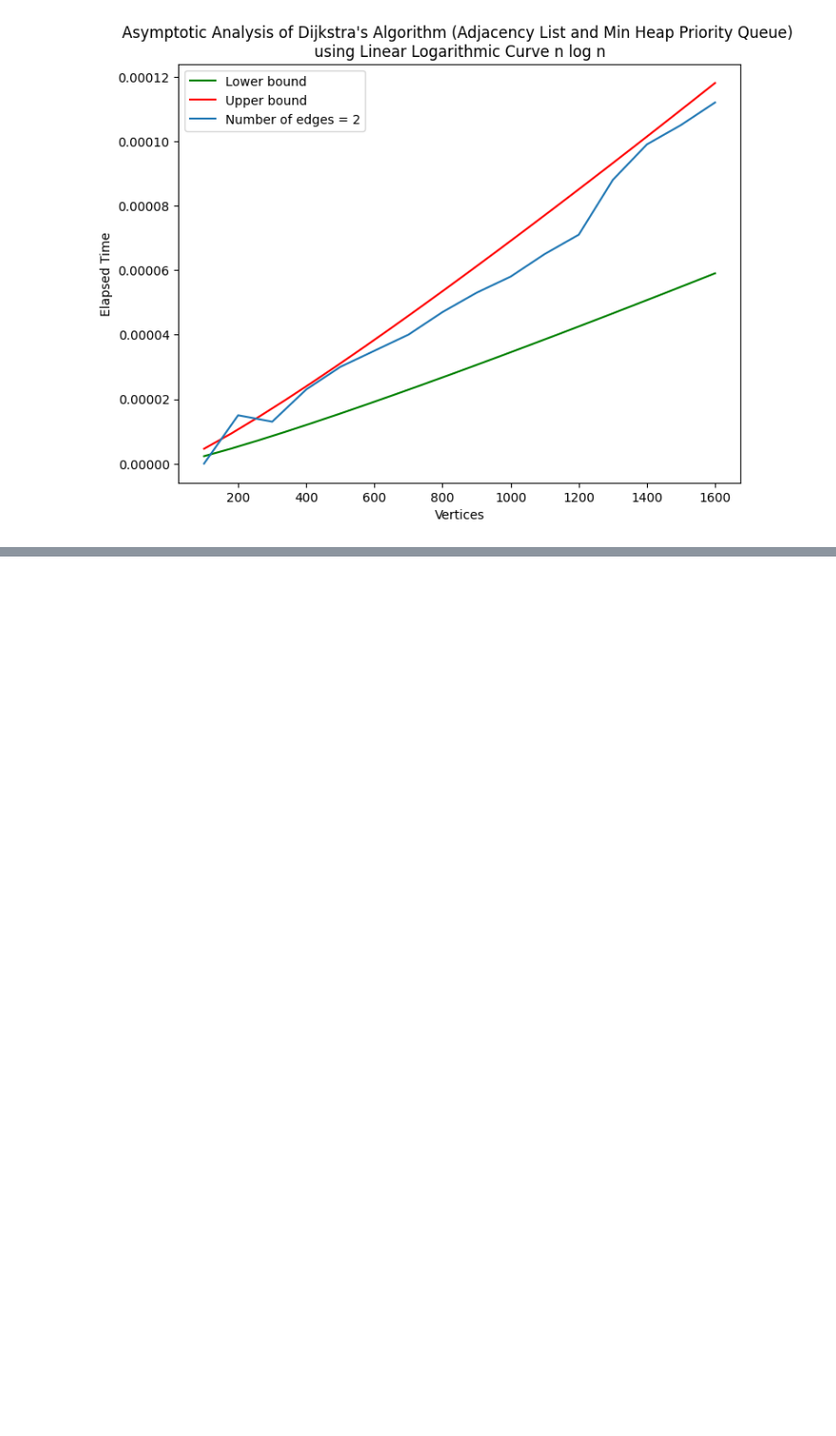
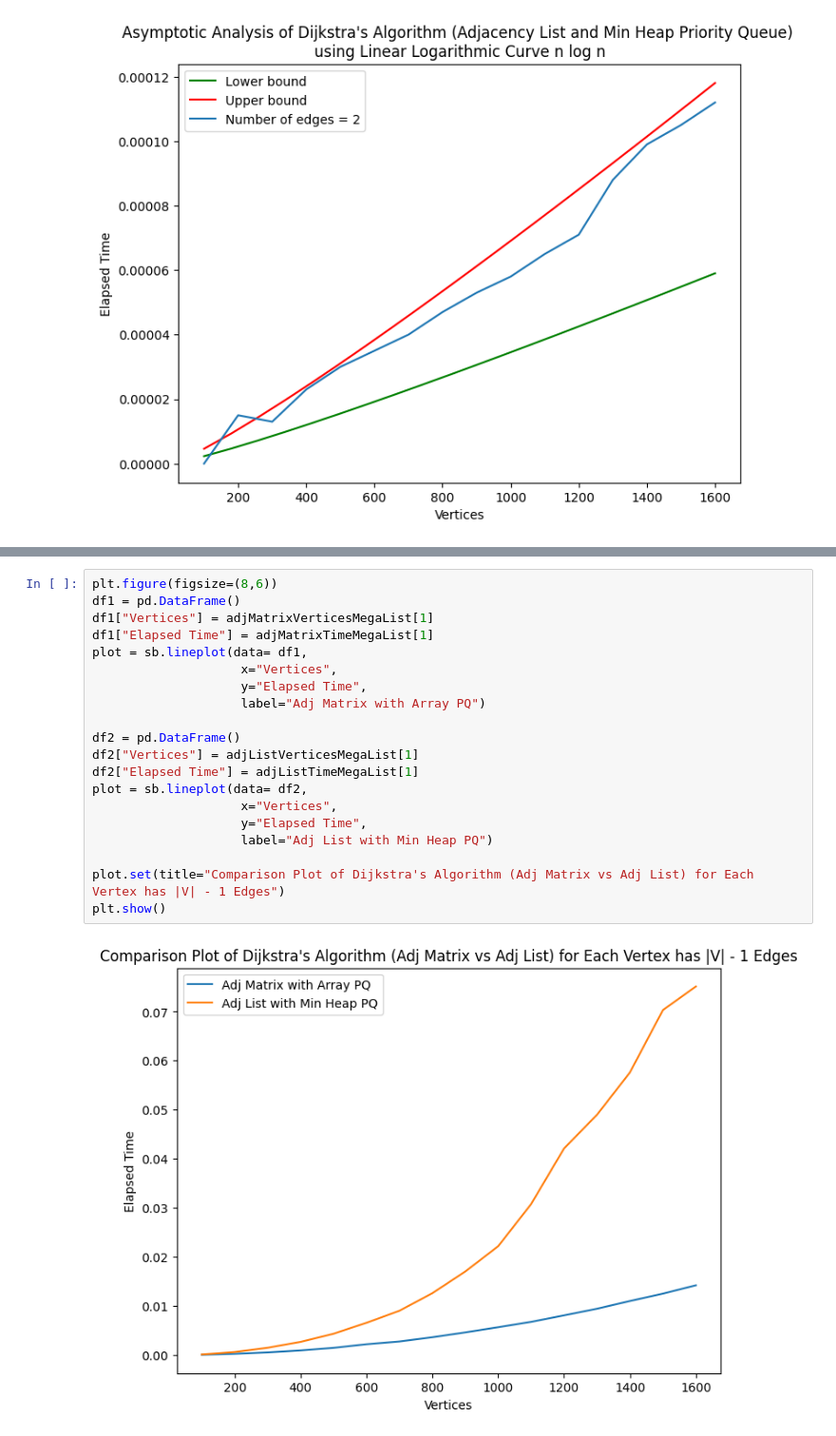
Before and after one commit to Neo-Zenith/Analysis-of-Algorithms, a Jupyter notebook: Dijkstra Shortest Path Search/analysis.Ipynb, the cells around one changed output, grey strips where cells are left out. Shown at 95% size. Saved outputs shown, nothing was run; the diff lists cells and outputs as text; blank space fills up the shorter version.

```diff
--- a/Dijkstra Shortest Path Search/analysis.Ipynb
+++ b/Dijkstra Shortest Path Search/analysis.Ipynb
@@ -335,0 +398,22 @@ plt.show()
+# %%
+plt.figure(figsize=(8,6))
+df1 = pd.DataFrame()
+df1["Vertices"] = adjMatrixVerticesMegaList[1]
+df1["Elapsed Time"] = adjMatrixTimeMegaList[1]
+plot = sb.lineplot(data= df1,
+                    x="Vertices",
+                    y="Elapsed Time",
+                    label="Adj Matrix with Array PQ")
+
+df2 = pd.DataFrame()
+df2["Vertices"] = adjListVerticesMegaList[1]
+df2["Elapsed Time"] = adjListTimeMegaList[1]
+plot = sb.lineplot(data= df2,
+                    x="Vertices",
+                    y="Elapsed Time",
+                    label="Adj List with Min Heap PQ")
+
+plot.set(title="Comparison Plot of Dijkstra's Algorithm (Adj Matrix vs Adj List) for Each Vertex has |V| - 1 Edges")
+plt.show()
+# %% [output]
+[figure, added]
```
Also changed, not shown: parts of 9 cells of this notebook, 1 other file.
